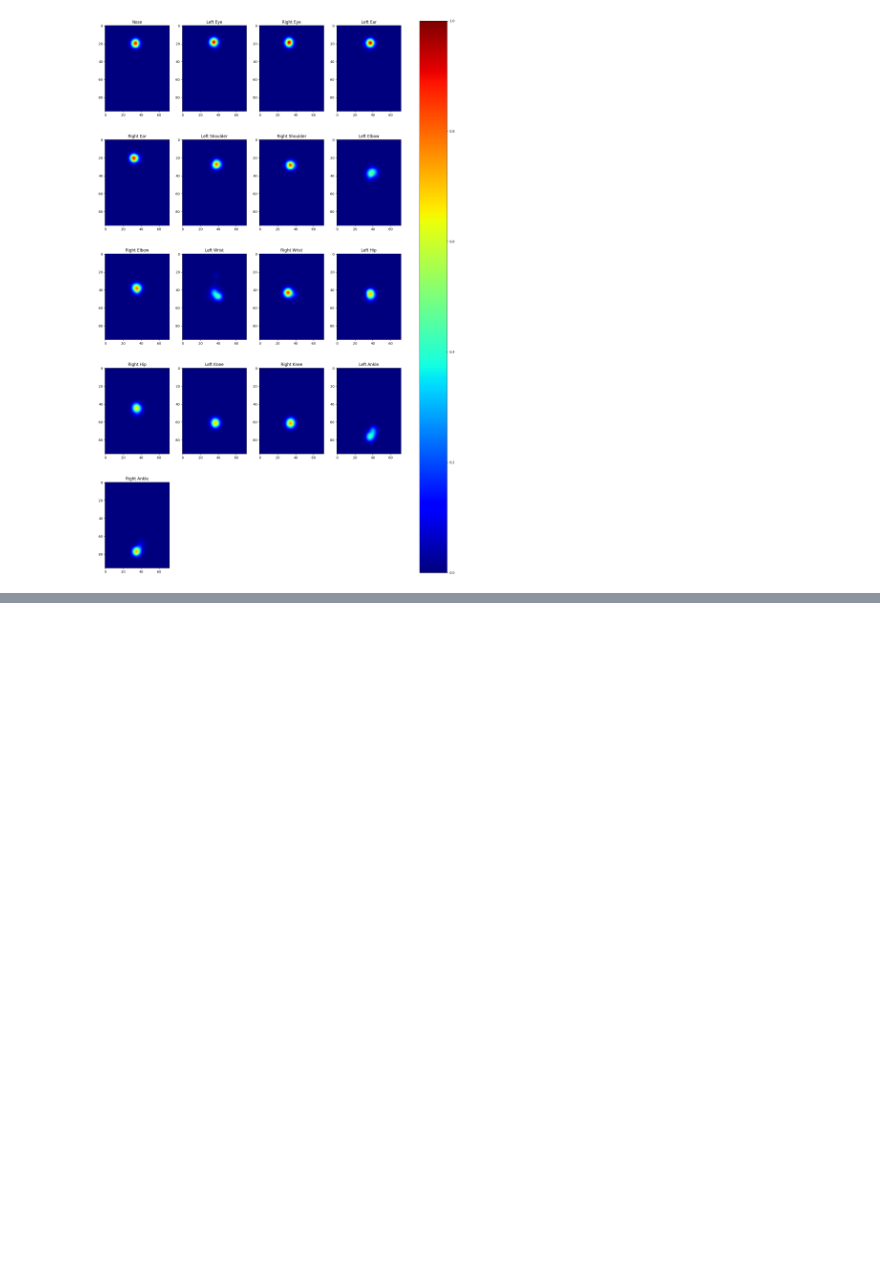
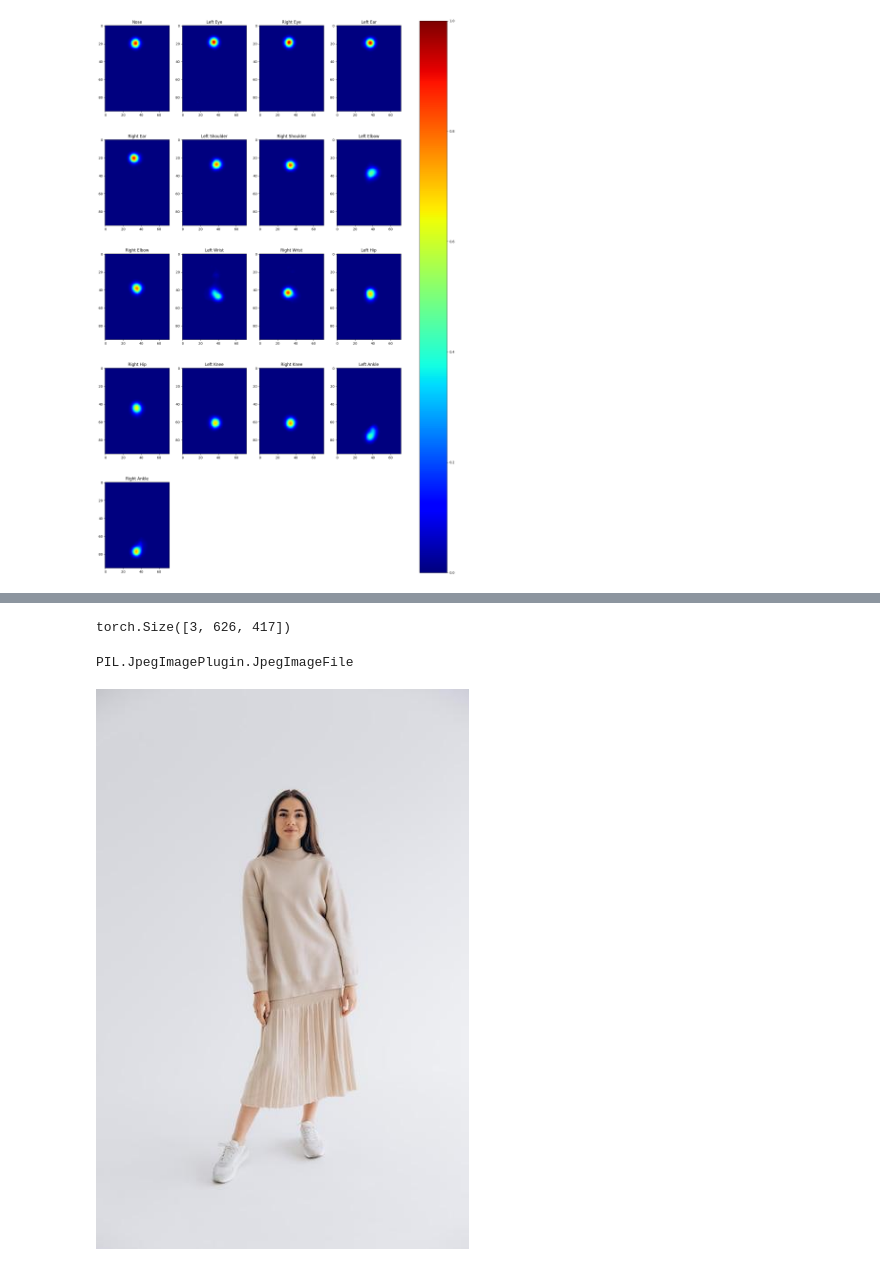
Before and after one commit to tiviluson/Lite_HRNet, a Jupyter notebook: Demo.ipynb, the cells around one changed output, grey strips where cells are left out. Saved outputs shown, nothing was run; the diff lists cells and outputs as text; code cells hidden in the pictures; blank space fills up the shorter version.

```diff
--- a/Demo.ipynb
+++ b/Demo.ipynb
@@ -446,0 +470,15 @@ visualize_keypoints_and_heatmap(
+# %%
+image = Image.open('sample_img.jpg')
+transform = transforms.PILToTensor()
+tensor_image = transform(image)
+tensor_image.shape
+# %% [output]
+torch.Size([3, 626, 417])
+# %%
+type(image)
+# %% [output]
+PIL.JpegImagePlugin.JpegImageFile
+# %%
+image.convert('RGB')
+# %% [output]
+[figure, added]
```
Also changed, not shown: parts of 2 cells of this notebook, 2 other files.
